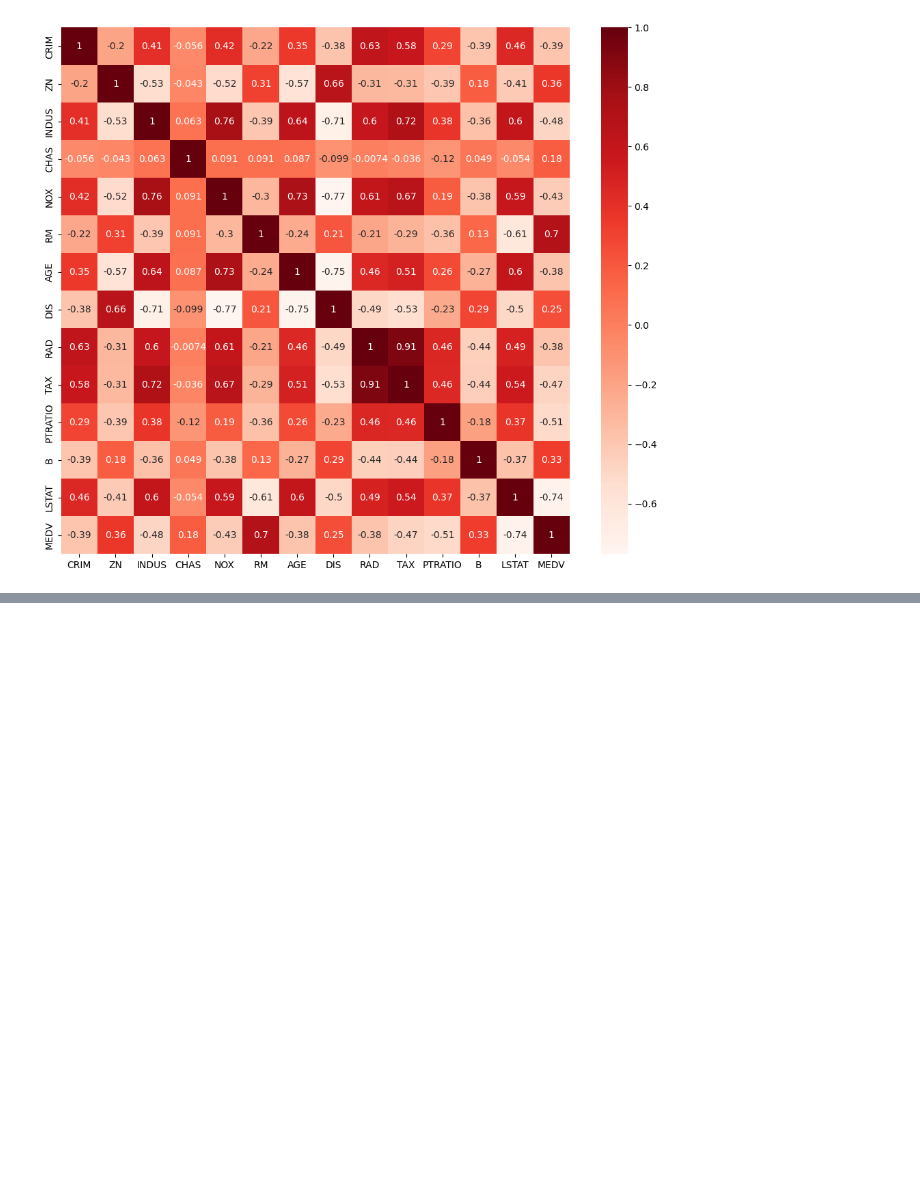
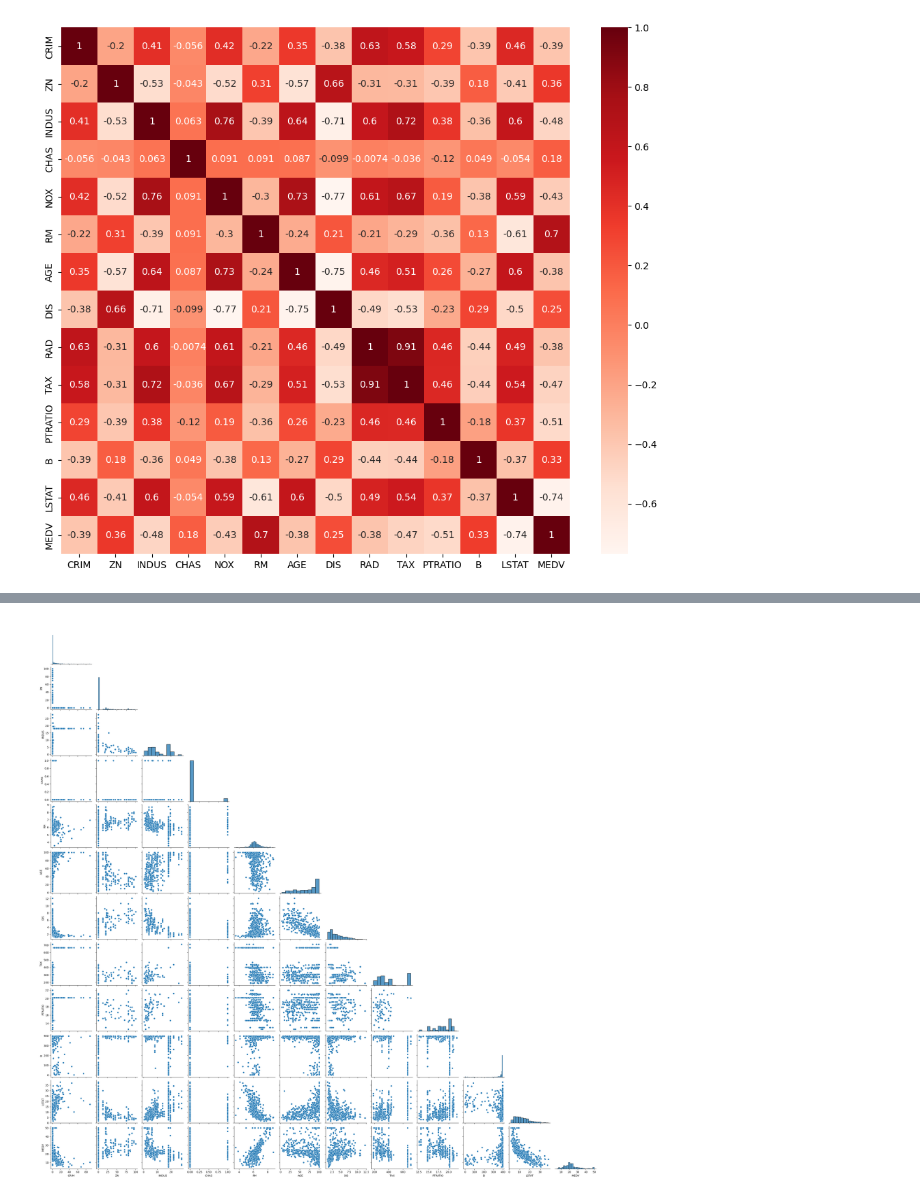
Before and after one commit to savaris/Python_Applications, a Jupyter notebook: Regression_Analysis.ipynb, the cells around one changed output, grey strips where cells are left out. Cells and saved outputs as stored; diff of their text form; code cells hidden in the pictures; blank space fills up the shorter version.

```diff
--- a/Regression_Analysis.ipynb
+++ b/Regression_Analysis.ipynb
@@ -55,0 +79,3 @@ plt.show()
+# %%
+df2 = df.drop(['RAD', 'NOX'], axis=1)
+print(df2.head())
@@ -55,0 +96,5 @@ plt.show()
+# %%
+sns.pairplot(df2, diag_kind='hist', corner=True)
+plt.show()
+# %% [output]
+[figure, added]
```
Also changed, not shown: parts of 6 cells of this notebook.
